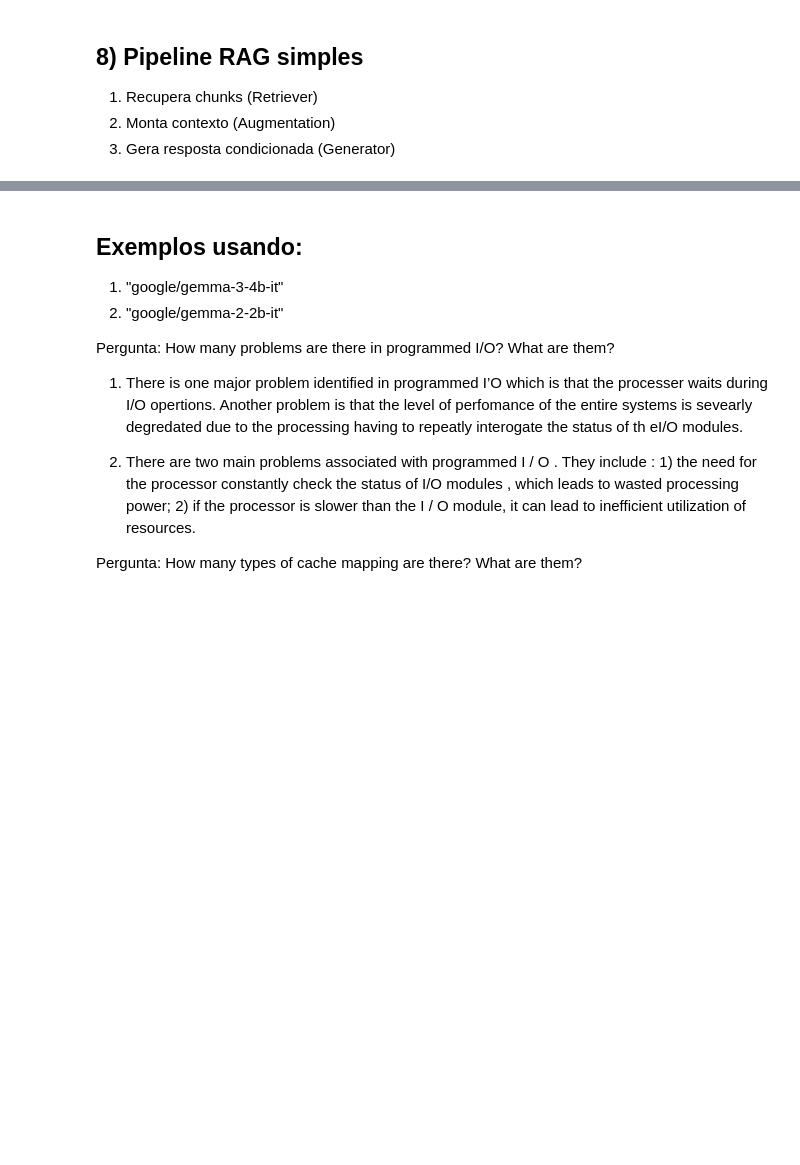
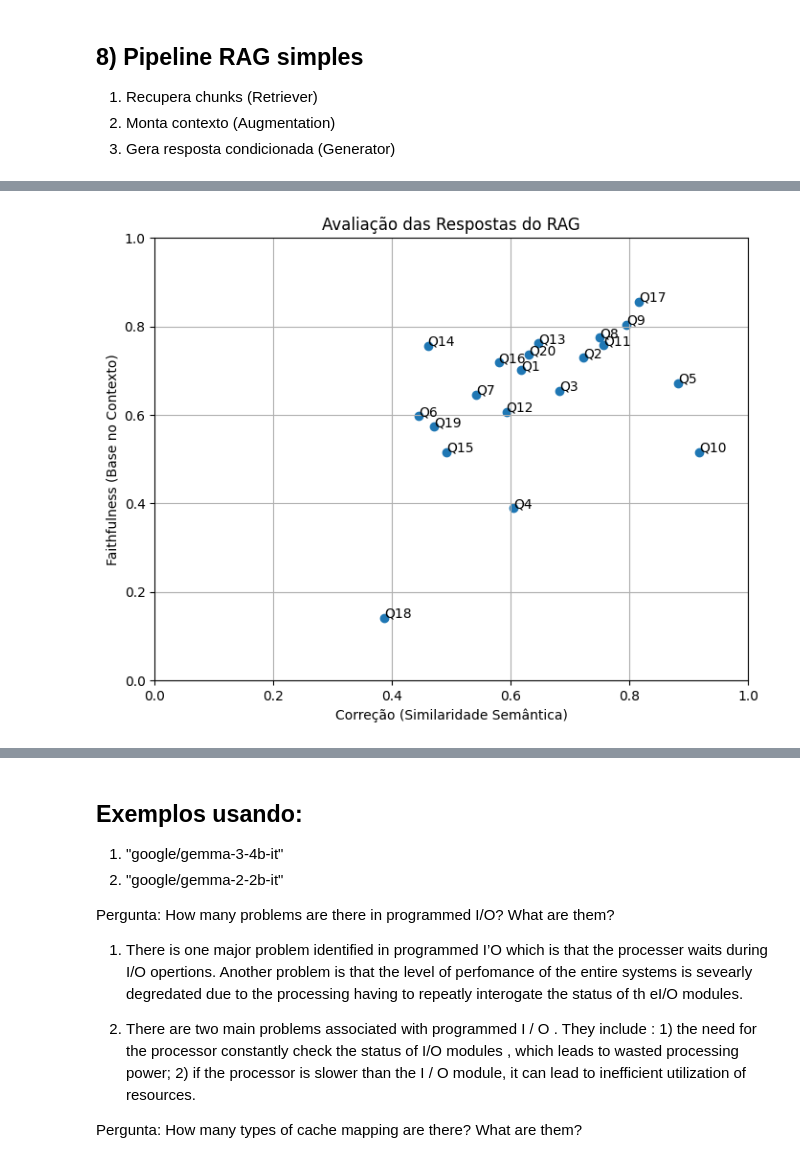
Before and after one commit to lucasleao03/GSI073---Topicos-Especiais-de-Inteligencia-Artificial-LLMs-Large-Language-Models-, a Jupyter notebook: ProjetoFinalRagAOC.ipynb, the cells around one changed output, grey strips where cells are left out. Cells and saved outputs as stored; diff of their text form; code cells hidden in the pictures; blank space fills up the shorter version.

```diff
--- a/ProjetoFinalRagAOC.ipynb
+++ b/ProjetoFinalRagAOC.ipynb
@@ -416,0 +360,46 @@ plt.show()
+# %%
+# Medir quão correta está a resposta gerada(pred) em relação a resposta esperada
+# (ref), comparando o significado
+def semantic_score(pred, ref):
+    # Gera embedding da resposta prevista (modelo)
+    emb1 = model_emb.encode(pred, convert_to_tensor=True)
+
+    # Gera embedding da resposta de referência (gold)
+    emb2 = model_emb.encode(ref, convert_to_tensor=True)
+
+    # Calcula similaridade de cosseno entre os embeddings
+    return util.cos_sim(emb1, emb2).item()
+# %%
+# Avalia a "fidelidade" da resposta gerada (pred) em relação
+# ao contexto recuperado pelo RAG.
+def context_score(pred, context):
+    # Gera embedding da resposta prevista
+    emb1 = model_emb.encode(pred, convert_to_tensor=True)
+
+    # Gera embedding do contexto recuperado
+    emb2 = model_emb.encode(context, convert_to_tensor=True)
+
+    # Calcula similaridade de cosseno entre resposta e contexto
+    return util.cos_sim(emb1, emb2).item()
+# %%
+# Calcula, para cada resposta gerada, o quão semanticamente semelhante ela é à resposta correta (gold)
+semantic_scores = [semantic_score(p, g) for p, g in zip(pred_answers, gold_answers)]
+
+# Calcula, para cada resposta gerada, o quão alinhada ela está com o contexto recuperado (reconstruído a partir de cada query)
+faithfulness_scores = [context_score(p, c) for p, c in zip(pred_answers, [build_context(q) for q in queries])]
+# %%
+plt.figure(figsize=(8,6))
+plt.scatter(semantic_scores, faithfulness_scores)
+
+for i, txt in enumerate(queries):
+    plt.annotate(f"Q{i+1}", (semantic_scores[i], faithfulness_scores[i]))
+
+plt.xlabel("Correção (Similaridade Semântica)")
+plt.ylabel("Faithfulness (Base no Contexto)")
+plt.title("Avaliação das Respostas do RAG")
+plt.xlim(0,1)
+plt.ylim(0,1)
+plt.grid(True)
+plt.show()
+# %% [output]
+[figure, added]
```
Also changed, not shown: parts of 14 cells of this notebook.
